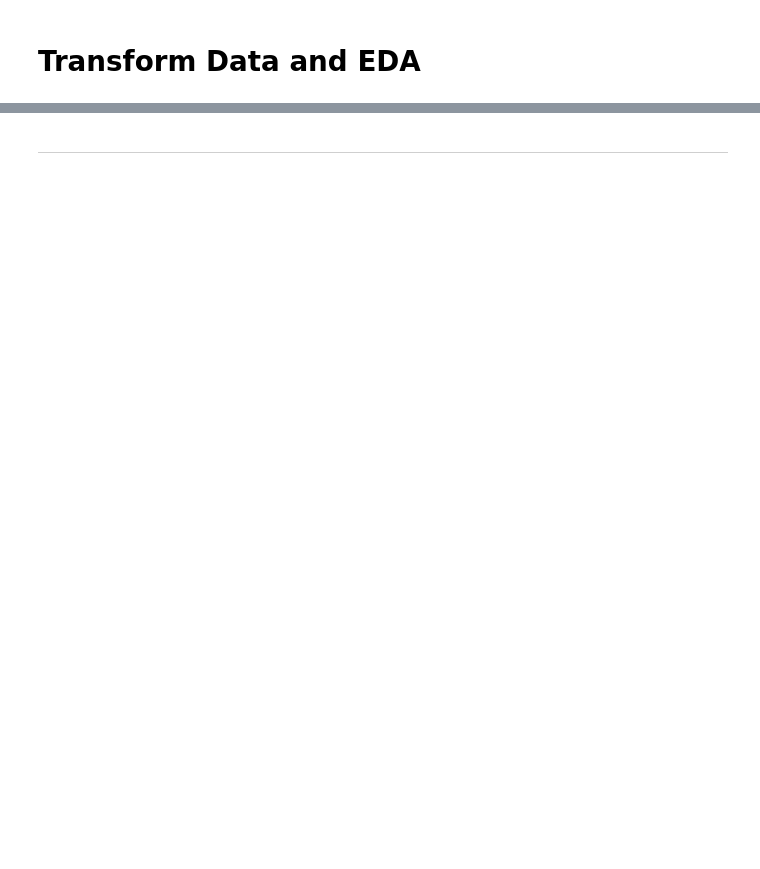
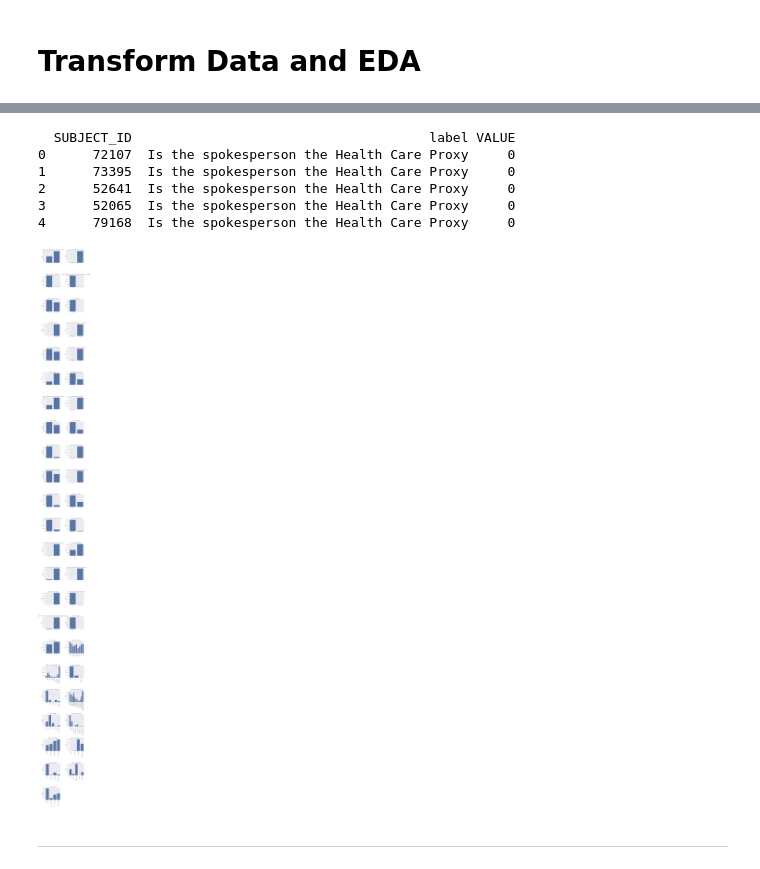
Before and after one commit to pmags/bigData_ML_pipeline, a Jupyter notebook: BigData.ipynb, the cells around one changed output, grey strips where cells are left out. Cells and saved outputs as stored; diff of their text form; code cells hidden in the pictures; blank space fills up the shorter version.

```diff
--- a/BigData.ipynb
+++ b/BigData.ipynb
@@ -567,2 +657,46 @@ GROUP BY SUBJECT_ID
+# %%
+bqclient = bigquery.Client()
+
+query_string = """
+    SELECT DISTINCT SUBJECT_ID, label, VALUE
+    FROM `fcup-bigdata.uci_events_dataset.patient_background_curated`
+"""
+
+df = (
+    bqclient.query(query_string).result().to_dataframe( )
+)
+print(df.head())
+# %% [output]
+  SUBJECT_ID                                      label VALUE
+0      72107  Is the spokesperson the Health Care Proxy     0
+1      73395  Is the spokesperson the Health Care Proxy     0
+2      52641  Is the spokesperson the Health Care Proxy     0
+3      52065  Is the spokesperson the Health Care Proxy     0
+4      79168  Is the spokesperson the Health Care Proxy     0
+# %%
+import matplotlib.pyplot as plt
+import seaborn as sns
+
+non_boolean = ["Cash amount","Race", "Language", "Baseline pain level",
+               "Religion", "Consults", "Pat medial history",
+               "Tobacco Use History"]
+
+boolean = df[~df.label.isin(non_boolean)]
+
+g = sns.FacetGrid(
+    boolean,
+    col ='label',
+    height = 5,
+    col_wrap = 2,
+    sharex = False,
+    sharey = False)
+plot = g.map_dataframe(sns.countplot, 'VALUE')
+
+for axes in g.axes.flat:
+    _ = axes.set_xticklabels(axes.get_xticklabels(), rotation=90)
+
+g.figure.subplots_adjust(hspace= 1)
+# %% [output]
+[figure, added]
 # %% [markdown]
 -----
```
Also changed, not shown: parts of 24 cells of this notebook.
